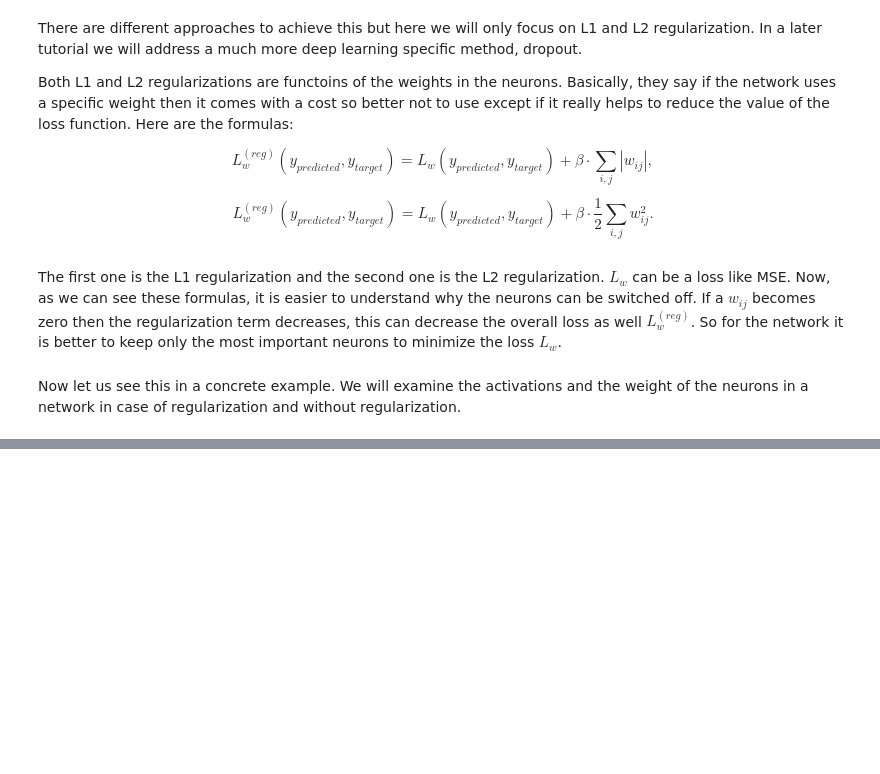
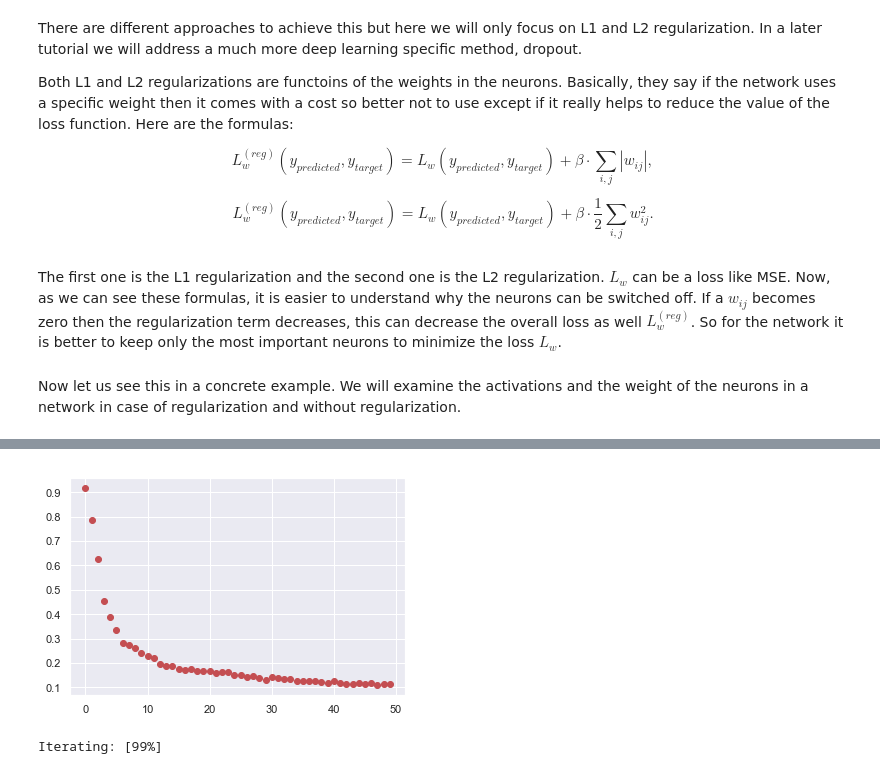
Before and after one commit to adamtiger/DeepLearningTutorial, a Jupyter notebook: DL7_Regularization.ipynb, the cells around one changed output, grey strips where cells are left out. Saved outputs shown, nothing was run; the diff lists cells and outputs as text; code cells hidden in the pictures; blank space fills up the shorter version.

```diff
--- a/DL7_Regularization.ipynb
+++ b/DL7_Regularization.ipynb
@@ -24,0 +51,9 @@ Now let us see this in a concrete example. We will examine the activations and t
+# %%
+archit_noreg.show_learning_curve()
+# %% [output]
+[figure, added]
+# %%
+regularizer = regularizers.L2(1.0)  # 0.1: the learning curve is smooth but the activations are not so devided
+archit_reg = ma.Architecture(regularizer, x, y)
+# %% [output]
+Iterating: [99%]
```
Also changed, not shown: parts of 7 cells of this notebook, 3 other files.
